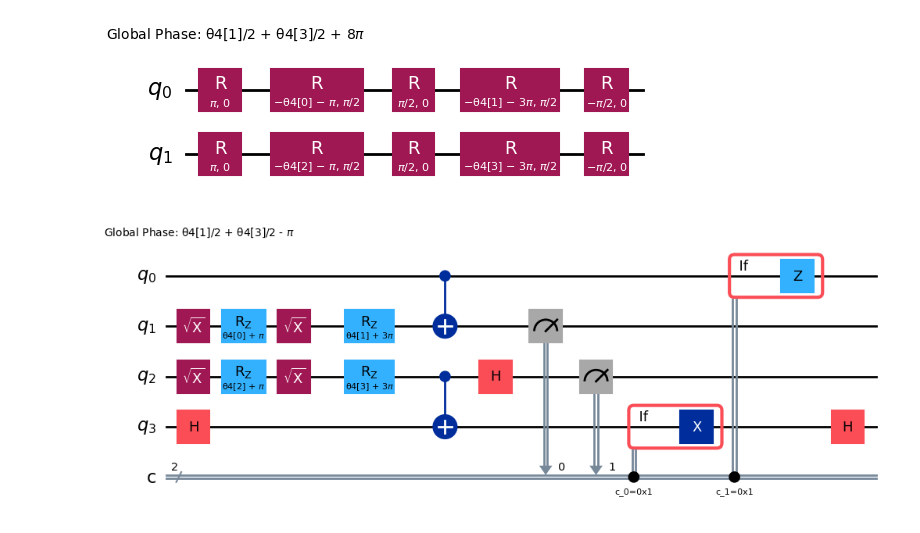
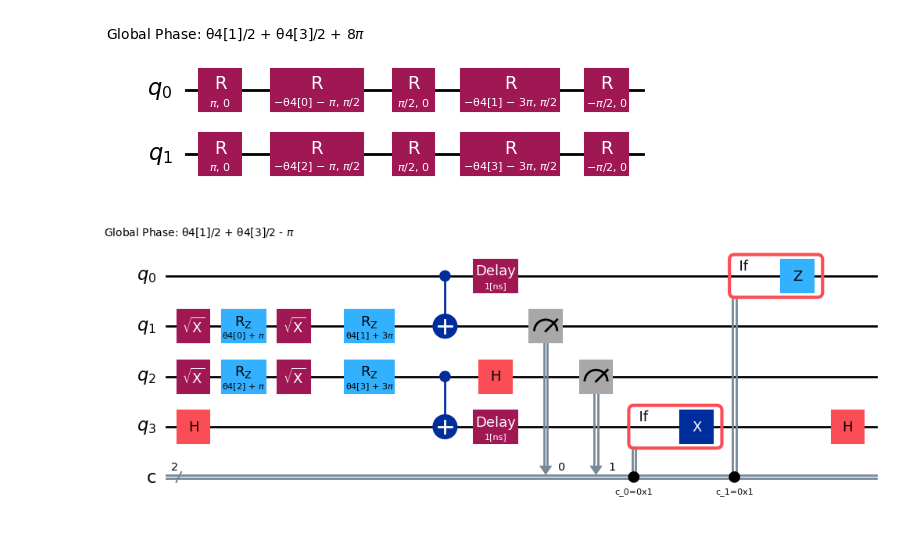
Before and after one commit to antittelbaugh/entanglement_distribution_with_cgs, a Jupyter notebook: Testing_circuit_runs.ipynb, the cells around one changed output. Saved outputs shown, nothing was run; the diff lists cells and outputs as text; code cells hidden in the pictures.

```diff
--- a/Testing_circuit_runs.ipynb
+++ b/Testing_circuit_runs.ipynb
@@ -8,23 +0,0 @@ c:\Users\antit\miniconda3\envs\qiskit1_env\python.exe
-# %%
-from qiskit.circuit.library import UnitaryGate
-from qiskit import transpile
-from qiskit import QuantumCircuit
-import numpy as np
-target_fidelity = .85
-gamma = 1 - (2*np.sqrt(target_fidelity) - 1)**2  # For Bell state under damping
-sqrt_g = np.sqrt(gamma)
-sqrt_1g = np.sqrt(1 - gamma)
-
-
-# Basis: |00>, |01>, |10>, |11> with qubit1 (target) and qubit2 (ancilla)
-U = np.array([
-    [1, 0,         0,       0],
-    [0, sqrt_1g,   sqrt_g,  0],
-    [0, -sqrt_g,   sqrt_1g, 0],
-    [0, 0,         0,       1]
-])
-U =UnitaryGate(U, label="AmpDamp_U")
-U2 = QuantumCircuit(2)
-U2.compose(U, [0,1], inplace=True)
-#qc2 = transpile(U2, basis_gates=['r', 'cz'], optimization_level=3)
-U2.draw('mpl')
@@ -34,10 +2,10 @@ U2.draw('mpl')
 from qiskit.circuit.library import UnitaryGate
 import numpy as np
 from importlib import reload
-import unitary_test
+import unitary_test as unitary_test
 reload(unitary_test)
 from unitary_test import depol_U_8x8, p_from_target_fidelity, depol_stinespring
-target_fidelity = .85
+target_fidelity = .98
 depol_U_bool = False
 depol_Pauli_bool = False
 depol_QPD = True
@@ -100,34 +68,35 @@ if depol_U_bool:
     teleportation_circuit = QuantumCircuit(8,2)
 elif depol_Pauli_bool:
     teleportation_circuit = QuantumCircuit(10,2)
 else:
     teleportation_circuit = QuantumCircuit(4,2)
 #teleportation_circuit.h(2)
 #teleportation_circuit.h(1)
 #teleportation_circuit.h(0)
 #teleportation_circuit.h(3)
 teleportation_circuit.h(3)
 if depol_U_bool:
     teleportation_circuit.compose(cut_bell_pair_factory,[4,5,1,2,6,7],inplace=True)
 elif depol_Pauli_bool:
     teleportation_circuit.compose(cut_bell_pair_factory,[4,5,6,1,2,7,8,9],inplace=True)
 else:
     teleportation_circuit.compose(cut_bell_pair_factory,[1,2],inplace=True)
 #teleportation_circuit.h(3)
 teleportation_circuit.cx(0,1)
 teleportation_circuit.cx(2,3)
 teleportation_circuit.h(2)
 teleportation_circuit.measure(1,0)
 teleportation_circuit.measure(2,1)
+teleportation_circuit.delay(1, [0,3], "ns")
 with teleportation_circuit.if_test((teleportation_circuit.clbits[1],1)):
     teleportation_circuit.z(0)
 with teleportation_circuit.if_test((teleportation_circuit.clbits[0],1)):
     teleportation_circuit.x(3)
 teleportation_circuit.h(3)
 
 teleportation_circuit.draw('mpl')
 # %% [output]
-[figure, old version]
+[figure, new version]
 # %%
 # now put the cut bell pair into the graph state
 from qiskit_ibm_runtime import QiskitRuntimeService
```
Also changed, not shown: parts of 6 cells of this notebook, 1 other file.
